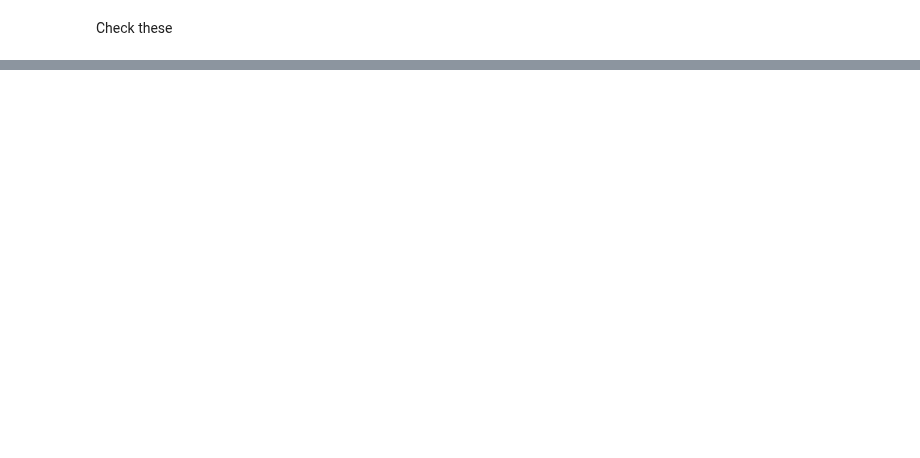
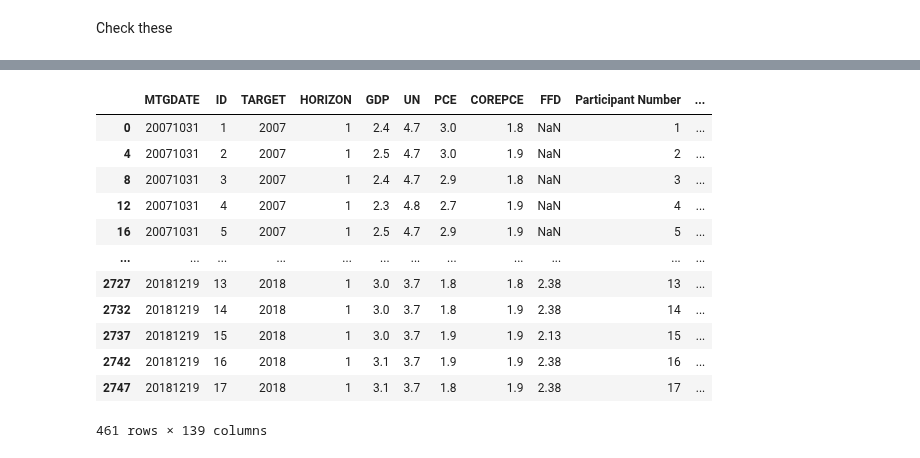
Before and after one commit to bendurham441/fed-nlp, a Jupyter notebook: external-validity/match_projections.ipynb, the cells around one changed output, grey strips where cells are left out. Saved outputs shown, nothing was run; the diff lists cells and outputs as text; code cells hidden in the pictures; blank space fills up the shorter version.

```diff
--- a/external-validity/match_projections.ipynb
+++ b/external-validity/match_projections.ipynb
@@ -220,0 +234,16 @@ panel = fore1Q.dropna(subset=tprob_cols + ['GDP', 'PCE', 'UN'])
+# %%
+panel
+# %% [output]
+|  | MTGDATE | ID | TARGET | HORIZON | GDP | UN | PCE | COREPCE | FFD | Participant Number | ... |
+| 0 | 20071031 | 1 | 2007 | 1 | 2.4 | 4.7 | 3.0 | 1.8 | NaN | 1 | ... |
+| 4 | 20071031 | 2 | 2007 | 1 | 2.5 | 4.7 | 3.0 | 1.9 | NaN | 2 | ... |
+| 8 | 20071031 | 3 | 2007 | 1 | 2.4 | 4.7 | 2.9 | 1.8 | NaN | 3 | ... |
+| 12 | 20071031 | 4 | 2007 | 1 | 2.3 | 4.8 | 2.7 | 1.9 | NaN | 4 | ... |
+| 16 | 20071031 | 5 | 2007 | 1 | 2.5 | 4.7 | 2.9 | 1.9 | NaN | 5 | ... |
+| ... | ... | ... | ... | ... | ... | ... | ... | ... | ... | ... | ... |
+| 2727 | 20181219 | 13 | 2018 | 1 | 3.0 | 3.7 | 1.8 | 1.8 | 2.38 | 13 | ... |
+| 2732 | 20181219 | 14 | 2018 | 1 | 3.0 | 3.7 | 1.8 | 1.9 | 2.38 | 14 | ... |
+| 2737 | 20181219 | 15 | 2018 | 1 | 3.0 | 3.7 | 1.9 | 1.9 | 2.13 | 15 | ... |
+| 2742 | 20181219 | 16 | 2018 | 1 | 3.1 | 3.7 | 1.9 | 1.9 | 2.38 | 16 | ... |
+| 2747 | 20181219 | 17 | 2018 | 1 | 3.1 | 3.7 | 1.8 | 1.9 | 2.38 | 17 | ... |
+461 rows × 139 columns
```
Also changed, not shown: parts of 23 cells of this notebook, 1 other file.
